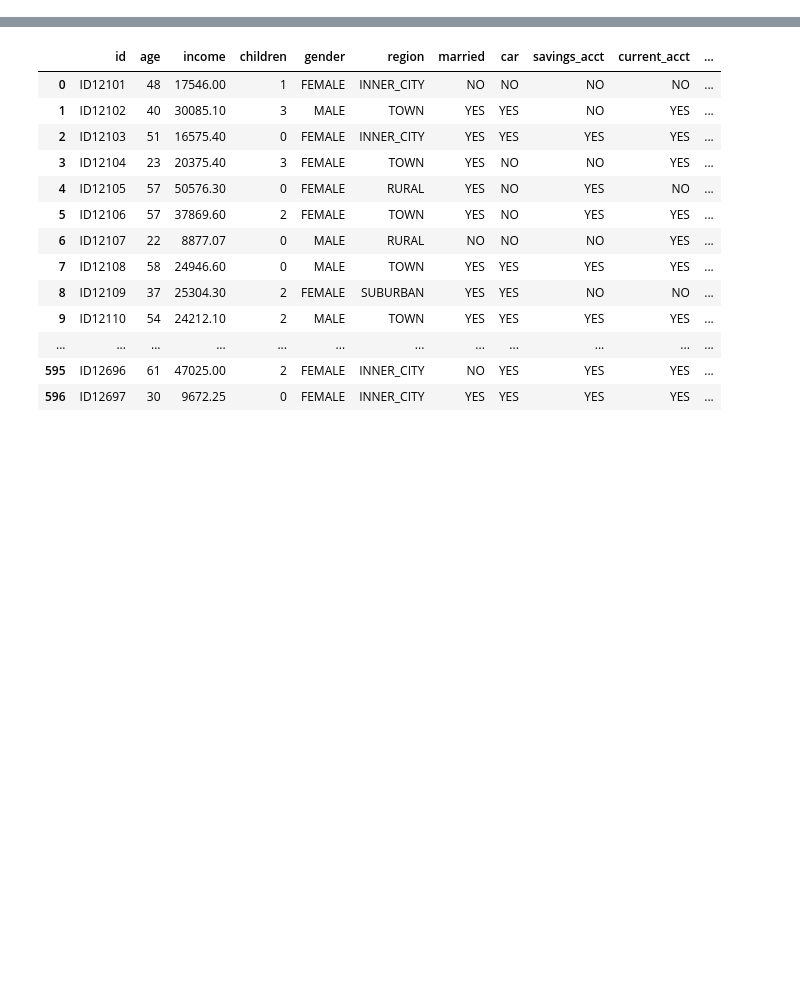
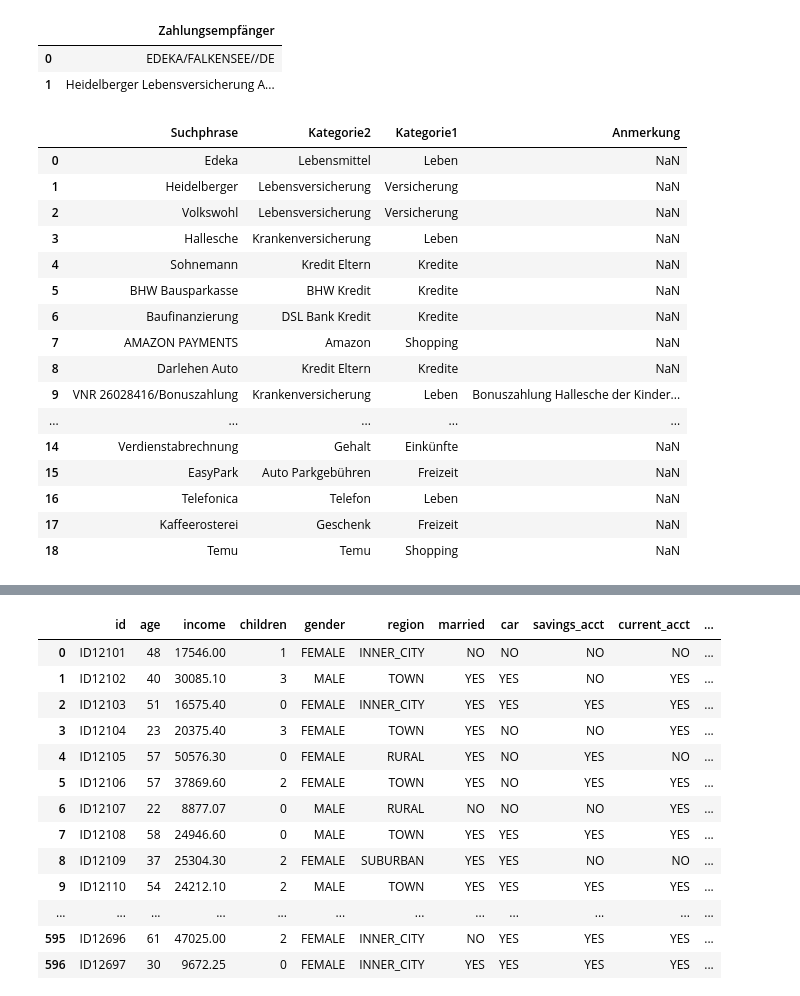
Before and after one commit to kesselschlaeger/Kontenanalyse, a Jupyter notebook: Kontenanalyse.ipynb, the cells around one changed output, grey strips where cells are left out. Drawn from its saved outputs; the diff is of its cells as text; code cells hidden in the pictures; blank space fills up the shorter version.

```diff
--- a/Kontenanalyse.ipynb
+++ b/Kontenanalyse.ipynb
@@ -23,0 +38,5 @@ bank_data
+# %%
+#Excel Mappingdatei einlesen
+os.chdir('c:\\!\\privat\\GitHub\\Kontenanalyse')
+dfKats = pd.read_excel("SuchwortKategorieMapping.xlsx")
+dfKats.head(2)
@@ -23,0 +67,34 @@ bank_data
+# %%
+def instring_merge(df_1, df_2, key1, key2):
+    for i, row in df_2.iterrows():
+        mask = df_1[key1].str.contains(row[key2], case=False, na=False)
+        for col in df_2.columns.drop(key2):
+            df_1.loc[mask, col] = row[col]
+    return df_1
+
+df_result = instring_merge(df, dfKats, 'Zahlungsempfänger', 'Suchphrase')
+df_result.head(2).filter(['Zahlungsempfänger', 'Kategorie'])
+# %% [output]
+|  | Zahlungsempfänger |
+| 0 | EDEKA/FALKENSEE//DE |
+| 1 | Heidelberger Lebensversicherung A... |
+# %%
+dfKats
+# %% [output]
+|  | Suchphrase | Kategorie2 | Kategorie1 | Anmerkung |
+| 0 | Edeka | Lebensmittel | Leben | NaN |
+| 1 | Heidelberger | Lebensversicherung | Versicherung | NaN |
+| 2 | Volkswohl | Lebensversicherung | Versicherung | NaN |
+| 3 | Hallesche | Krankenversicherung | Leben | NaN |
+| 4 | Sohnemann | Kredit Eltern | Kredite | NaN |
+| 5 | BHW Bausparkasse | BHW Kredit | Kredite | NaN |
+| 6 | Baufinanzierung | DSL Bank Kredit | Kredite | NaN |
+| 7 | AMAZON PAYMENTS | Amazon | Shopping | NaN |
+| 8 | Darlehen Auto | Kredit Eltern | Kredite | NaN |
+| 9 | VNR 26028416/Bonuszahlung | Krankenversicherung | Leben | Bonuszahlung Hallesche der Kinder... |
+| ... | ... | ... | ... | ... |
+| 14 | Verdienstabrechnung | Gehalt | Einkünfte | NaN |
+| 15 | EasyPark | Auto Parkgebühren | Freizeit | NaN |
+| 16 | Telefonica | Telefon | Leben | NaN |
+| 17 | Kaffeerosterei | Geschenk | Freizeit | NaN |
+| 18 | Temu | Temu | Shopping | NaN |
```
Also changed, not shown: parts of 10 cells of this notebook, 1 other file.
